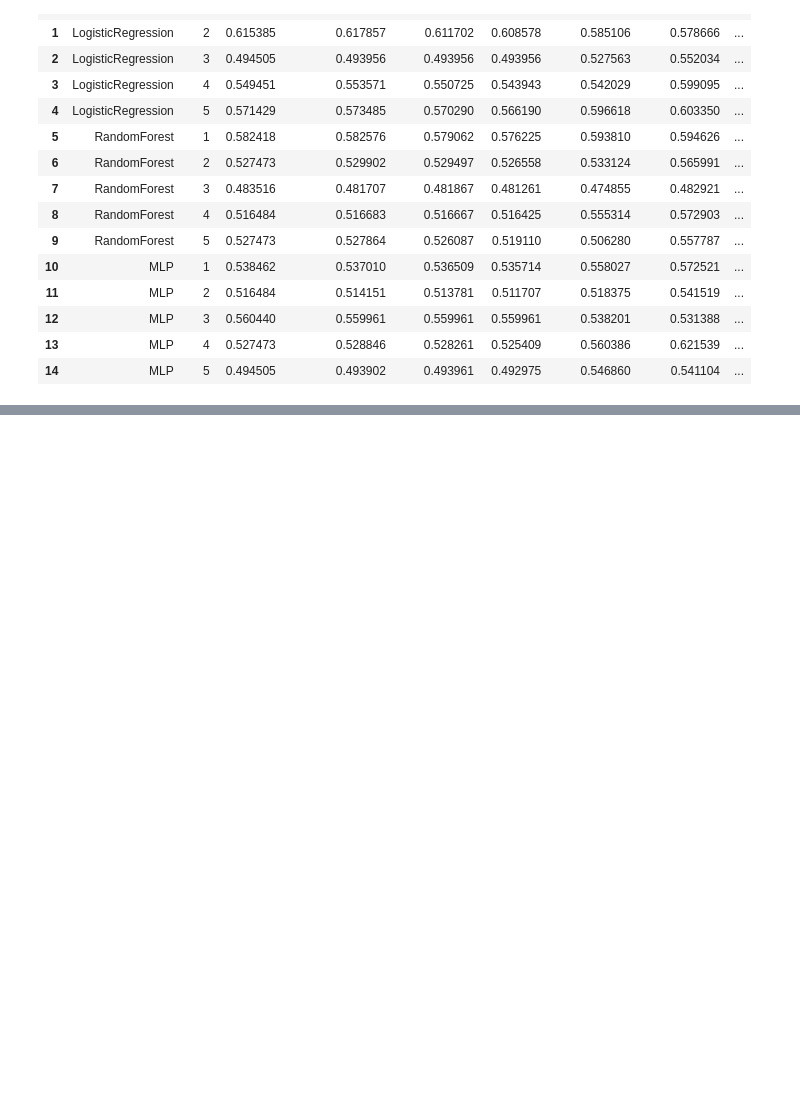
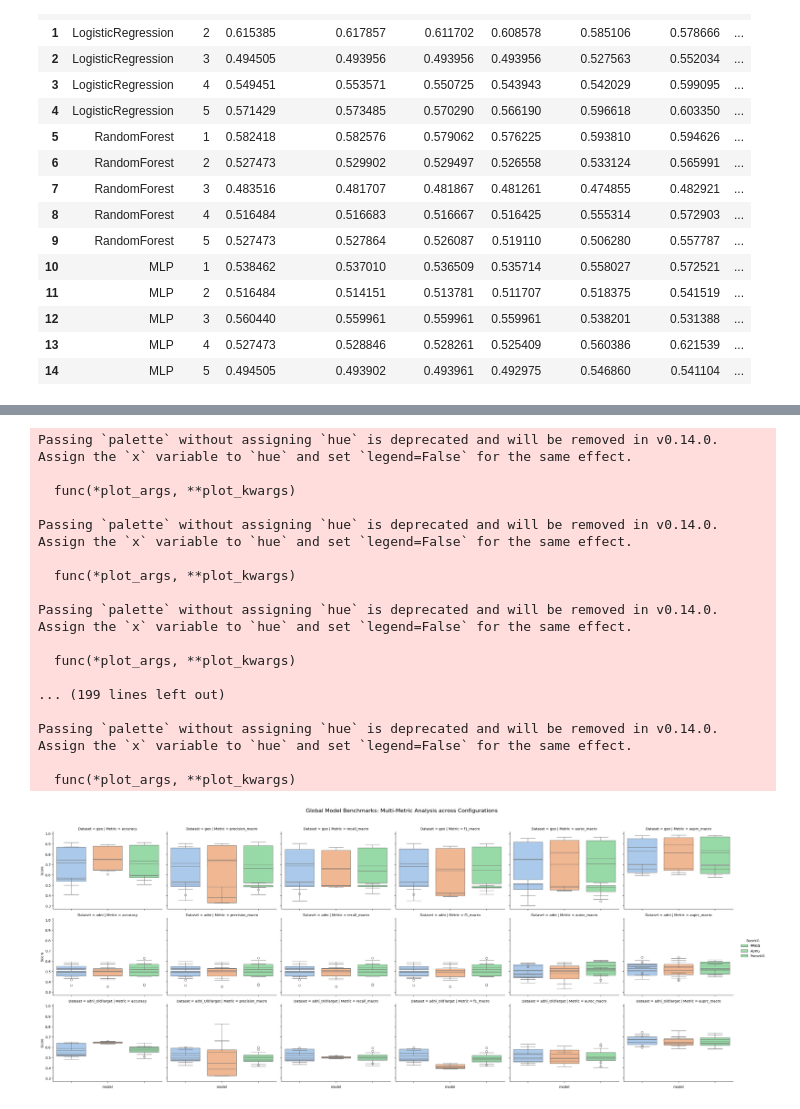
Before and after one commit to Xiaoxuan-Yu-ty/HybridKG, a Jupyter notebook: PyKeen/hpo_train_cls.ipynb, the cells around one changed output, grey strips where cells are left out. Drawn from its saved outputs; the diff is of its cells as text; code cells hidden in the pictures; blank space fills up the shorter version.

```diff
--- a/PyKeen/hpo_train_cls.ipynb
+++ b/PyKeen/hpo_train_cls.ipynb
@@ -367,0 +507,39 @@ combined_df
+# %%
+lg_df_long = df_long[df_long['model']=='LogisticRegression']
+g = sns.FacetGrid(
+    df_long,
+    col="Metric",
+    row="Dataset",
+    hue="BaseKG",
+    sharey=True,
+    height=4,
+    aspect=1.2
+)
+
+g.map_dataframe(sns.boxplot, x="model", y="Score", palette="pastel")
+g.add_legend()
+
+# Visual optimization
+g.set_xticklabels(rotation=45)
+plt.subplots_adjust(top=0.9)
+g.fig.suptitle('Global Model Benchmarks: Multi-Metric Analysis across Configurations', fontsize=16)
+plt.show()
+# %% [output]
+Passing `palette` without assigning `hue` is deprecated and will be removed in v0.14.0. Assign the `x` variable to `hue` and set `legend=False` for the same effect.
+
+  func(*plot_args, **plot_kwargs)
+
+Passing `palette` without assigning `hue` is deprecated and will be removed in v0.14.0. Assign the `x` variable to `hue` and set `legend=False` for the same effect.
+
+  func(*plot_args, **plot_kwargs)
+
+Passing `palette` without assigning `hue` is deprecated and will be removed in v0.14.0. Assign the `x` variable to `hue` and set `legend=False` for the same effect.
+
+  func(*plot_args, **plot_kwargs)
+
+... (199 lines left out)
+
+Passing `palette` without assigning `hue` is deprecated and will be removed in v0.14.0. Assign the `x` variable to `hue` and set `legend=False` for the same effect.
+
+  func(*plot_args, **plot_kwargs)
+[figure, added]
```
Also changed, not shown: parts of 9 cells of this notebook, 4 other files.
